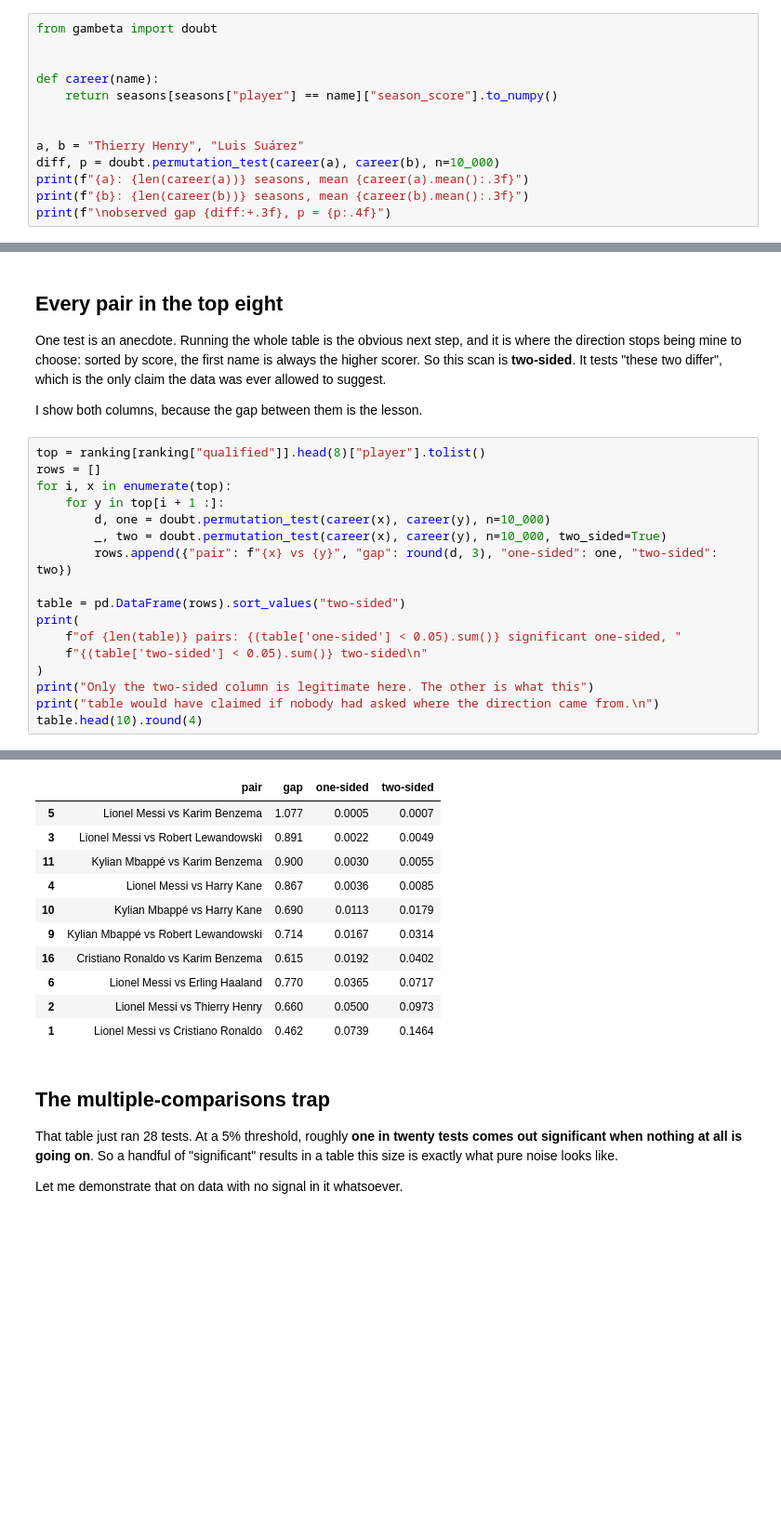
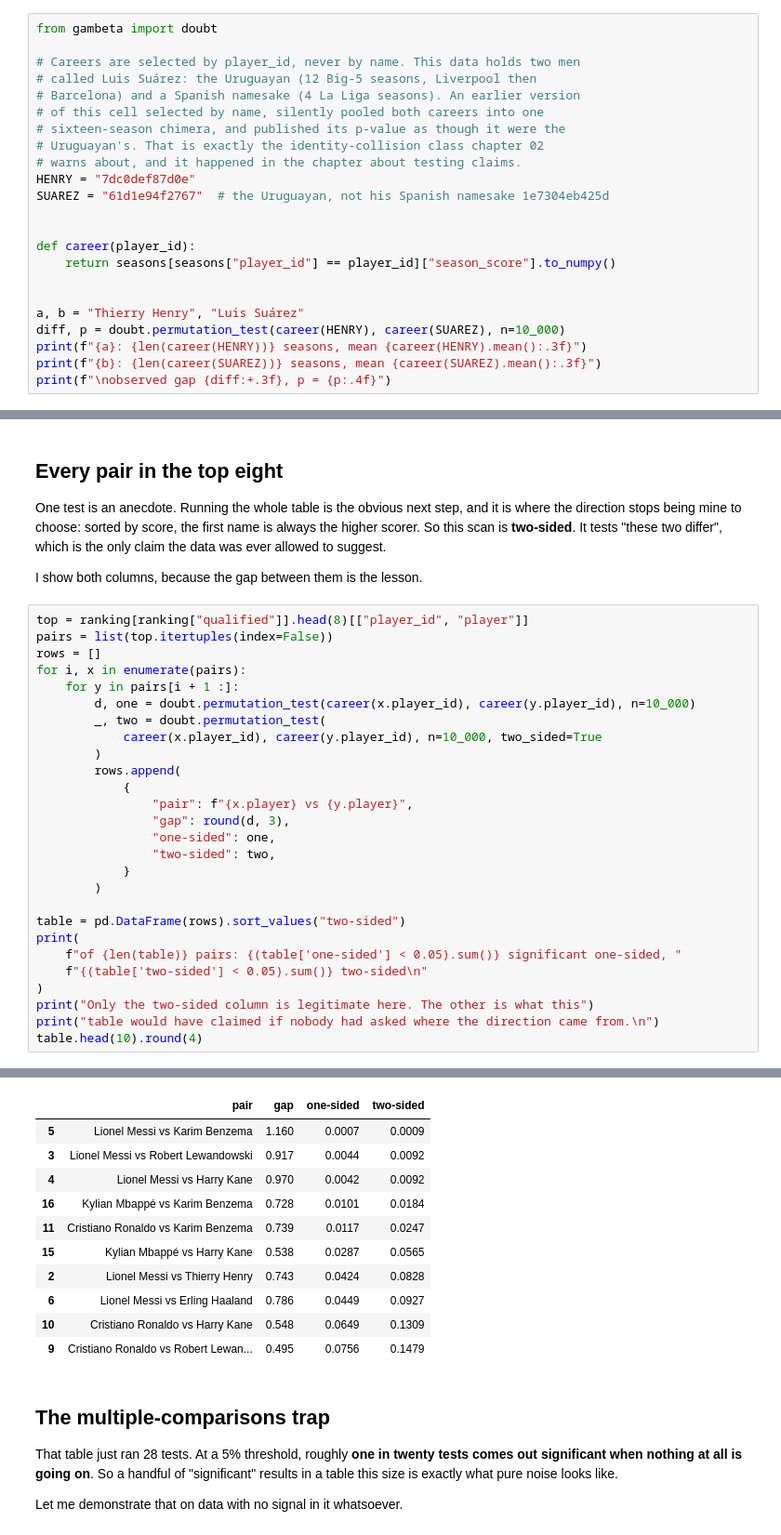
Before and after one commit to mishra-bytes/Football-DataScience-Analysis, a Jupyter notebook: labs/11-can-we-tell-them-apart.ipynb, the cells around one changed output, grey strips where cells are left out. Shown at 93% size. Saved outputs shown, nothing was run; the diff lists cells and outputs as text; blank space fills up the shorter version.

```diff
--- a/labs/11-can-we-tell-them-apart.ipynb
+++ b/labs/11-can-we-tell-them-apart.ipynb
@@ -74,14 +80,24 @@ offsets = pd.read_parquet(f"{SAMPLE}/league_offsets.parquet")
 # %%
 from gambeta import doubt
 
+# Careers are selected by player_id, never by name. This data holds two men
+# called Luis Suárez: the Uruguayan (12 Big-5 seasons, Liverpool then
+# Barcelona) and a Spanish namesake (4 La Liga seasons). An earlier version
+# of this cell selected by name, silently pooled both careers into one
+# sixteen-season chimera, and published its p-value as though it were the
+# Uruguayan's. That is exactly the identity-collision class chapter 02
+# warns about, and it happened in the chapter about testing claims.
+HENRY = "7dc0def87d0e"
+SUAREZ = "61d1e94f2767"  # the Uruguayan, not his Spanish namesake 1e7304eb425d
 
-def career(name):
-    return seasons[seasons["player"] == name]["season_score"].to_numpy()
+
+def career(player_id):
+    return seasons[seasons["player_id"] == player_id]["season_score"].to_numpy()
 
 
 a, b = "Thierry Henry", "Luis Suárez"
-diff, p = doubt.permutation_test(career(a), career(b), n=10_000)
-print(f"{a}: {len(career(a))} seasons, mean {career(a).mean():.3f}")
-print(f"{b}: {len(career(b))} seasons, mean {career(b).mean():.3f}")
+diff, p = doubt.permutation_test(career(HENRY), career(SUAREZ), n=10_000)
+print(f"{a}: {len(career(HENRY))} seasons, mean {career(HENRY).mean():.3f}")
+print(f"{b}: {len(career(SUAREZ))} seasons, mean {career(SUAREZ).mean():.3f}")
 print(f"\nobserved gap {diff:+.3f}, p = {p:.4f}")
 # %% [output]
@@ -130,13 +153,23 @@ suggest.
 
 I show both columns, because the gap between them is the lesson.
 # %%
-top = ranking[ranking["qualified"]].head(8)["player"].tolist()
+top = ranking[ranking["qualified"]].head(8)[["player_id", "player"]]
+pairs = list(top.itertuples(index=False))
 rows = []
-for i, x in enumerate(top):
-    for y in top[i + 1 :]:
-        d, one = doubt.permutation_test(career(x), career(y), n=10_000)
-        _, two = doubt.permutation_test(career(x), career(y), n=10_000, two_sided=True)
-        rows.append({"pair": f"{x} vs {y}", "gap": round(d, 3), "one-sided": one, "two-sided": two})
+for i, x in enumerate(pairs):
+    for y in pairs[i + 1 :]:
+        d, one = doubt.permutation_test(career(x.player_id), career(y.player_id), n=10_000)
+        _, two = doubt.permutation_test(
+            career(x.player_id), career(y.player_id), n=10_000, two_sided=True
+        )
+        rows.append(
+            {
+                "pair": f"{x.player} vs {y.player}",
+                "gap": round(d, 3),
+                "one-sided": one,
+                "two-sided": two,
+            }
+        )
 
 table = pd.DataFrame(rows).sort_values("two-sided")
 print(
@@ -151,17 +184,17 @@ of 28 pairs: 9 significant one-sided, 7 two-sided
 
 Only the two-sided column is legitimate here. The other is what this
 table would have claimed if nobody had asked where the direction came from.
 |  | pair | gap | one-sided | two-sided |
-| 5 | Lionel Messi vs Karim Benzema | 1.077 | 0.0005 | 0.0007 |
-| 3 | Lionel Messi vs Robert Lewandowski | 0.891 | 0.0022 | 0.0049 |
-| 11 | Kylian Mbappé vs Karim Benzema | 0.900 | 0.0030 | 0.0055 |
-| 4 | Lionel Messi vs Harry Kane | 0.867 | 0.0036 | 0.0085 |
-| 10 | Kylian Mbappé vs Harry Kane | 0.690 | 0.0113 | 0.0179 |
-| 9 | Kylian Mbappé vs Robert Lewandowski | 0.714 | 0.0167 | 0.0314 |
-| 16 | Cristiano Ronaldo vs Karim Benzema | 0.615 | 0.0192 | 0.0402 |
-| 6 | Lionel Messi vs Erling Haaland | 0.770 | 0.0365 | 0.0717 |
-| 2 | Lionel Messi vs Thierry Henry | 0.660 | 0.0500 | 0.0973 |
-| 1 | Lionel Messi vs Cristiano Ronaldo | 0.462 | 0.0739 | 0.1464 |
+| 5 | Lionel Messi vs Karim Benzema | 1.160 | 0.0007 | 0.0009 |
+| 3 | Lionel Messi vs Robert Lewandowski | 0.917 | 0.0044 | 0.0092 |
+| 4 | Lionel Messi vs Harry Kane | 0.970 | 0.0042 | 0.0092 |
+| 16 | Kylian Mbappé vs Karim Benzema | 0.728 | 0.0101 | 0.0184 |
+| 11 | Cristiano Ronaldo vs Karim Benzema | 0.739 | 0.0117 | 0.0247 |
+| 15 | Kylian Mbappé vs Harry Kane | 0.538 | 0.0287 | 0.0565 |
+| 2 | Lionel Messi vs Thierry Henry | 0.743 | 0.0424 | 0.0828 |
+| 6 | Lionel Messi vs Erling Haaland | 0.786 | 0.0449 | 0.0927 |
+| 10 | Cristiano Ronaldo vs Harry Kane | 0.548 | 0.0649 | 0.1309 |
+| 9 | Cristiano Ronaldo vs Robert Lewan... | 0.495 | 0.0756 | 0.1479 |
 # %% [markdown]
 ## The multiple-comparisons trap
 
```
Also changed, not shown: parts of 5 cells of this notebook, 4 other files.
